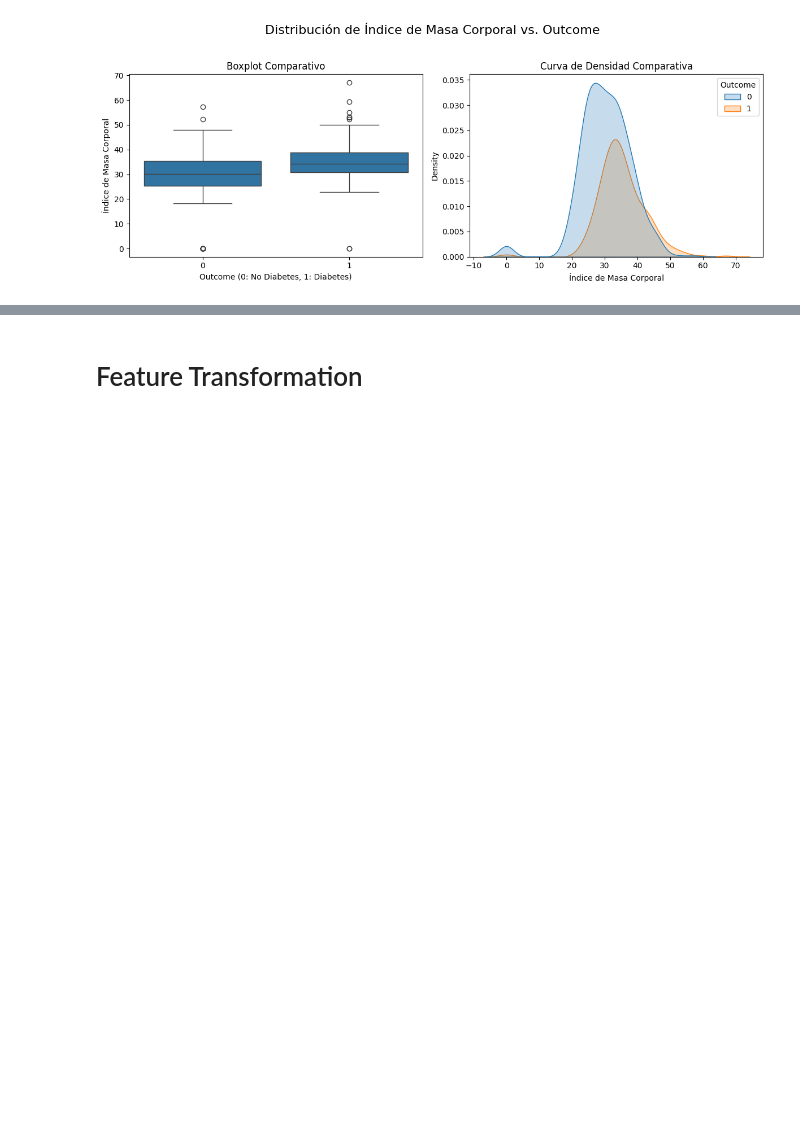
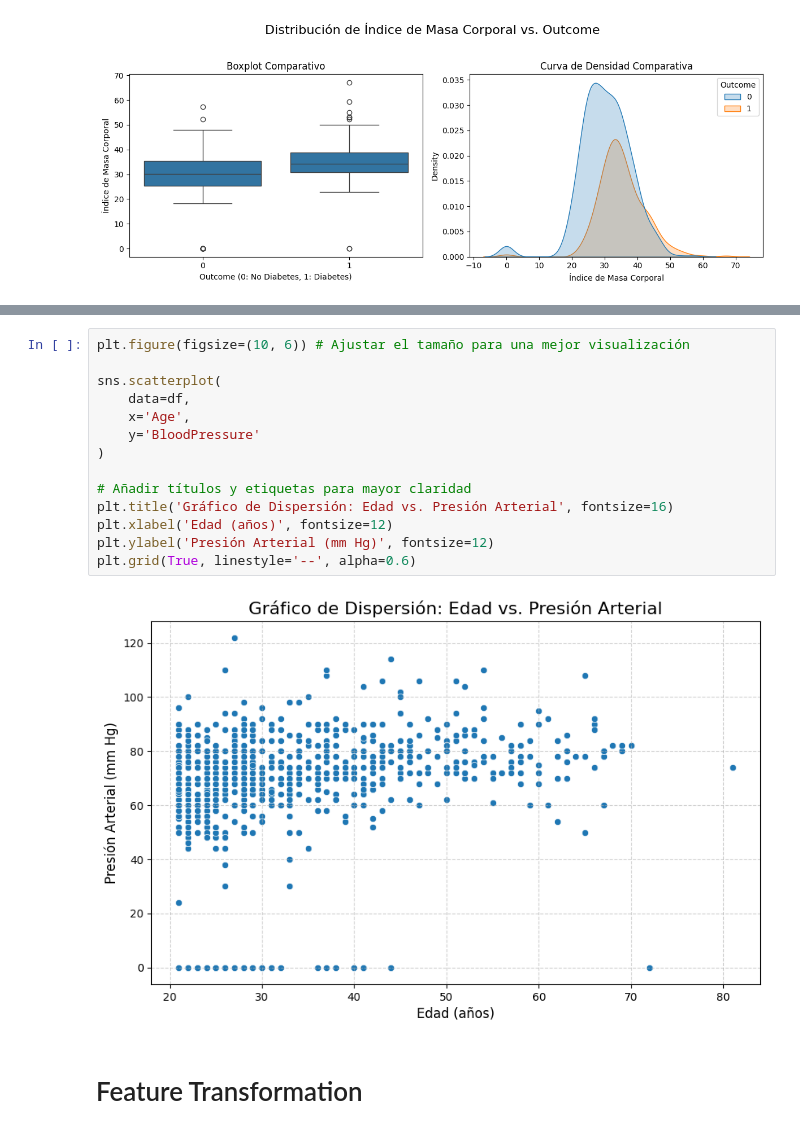
Before and after one commit to Adiel-Delgado/UseCase_Unit_II, a Jupyter notebook: UseCase_Unit_II.ipynb, the cells around one changed output, grey strips where cells are left out. Cells and saved outputs as stored; diff of their text form; blank space fills up the shorter version.

```diff
--- a/UseCase_Unit_II.ipynb
+++ b/UseCase_Unit_II.ipynb
@@ -196,3 +242,19 @@ Passing `palette` without assigning `hue` is deprecated and will be removed in v
 [figure]
+# %%
+plt.figure(figsize=(10, 6)) # Ajustar el tamaño para una mejor visualización
+
+sns.scatterplot(
+    data=df,
+    x='Age',
+    y='BloodPressure'
+)
+
+# Añadir títulos y etiquetas para mayor claridad
+plt.title('Gráfico de Dispersión: Edad vs. Presión Arterial', fontsize=16)
+plt.xlabel('Edad (años)', fontsize=12)
+plt.ylabel('Presión Arterial (mm Hg)', fontsize=12)
+plt.grid(True, linestyle='--', alpha=0.6)
+# %% [output]
+[figure, added]
 # %% [markdown]
 # Feature Transformation
```
Also changed, not shown: parts of 85 cells of this notebook, 2 other files.
